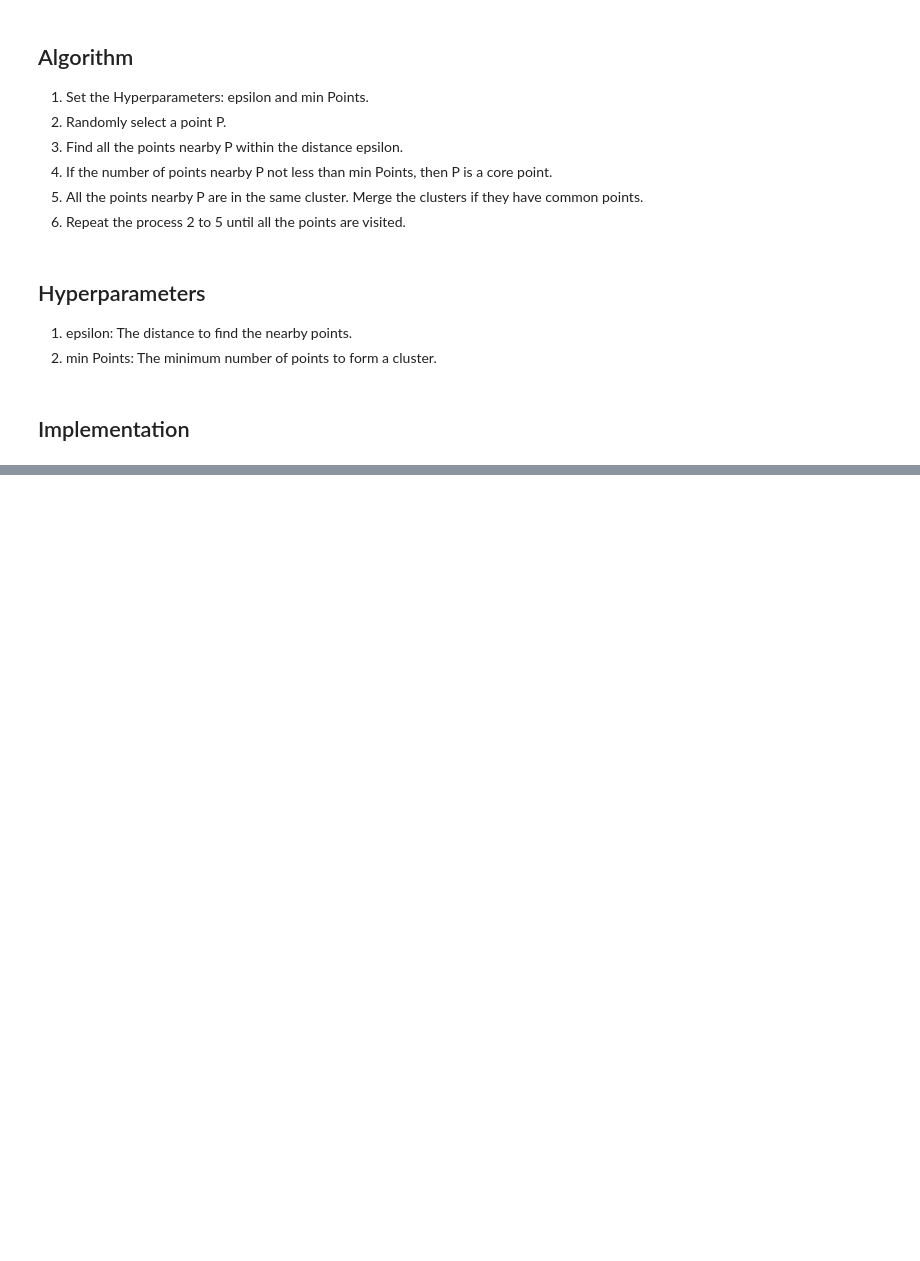
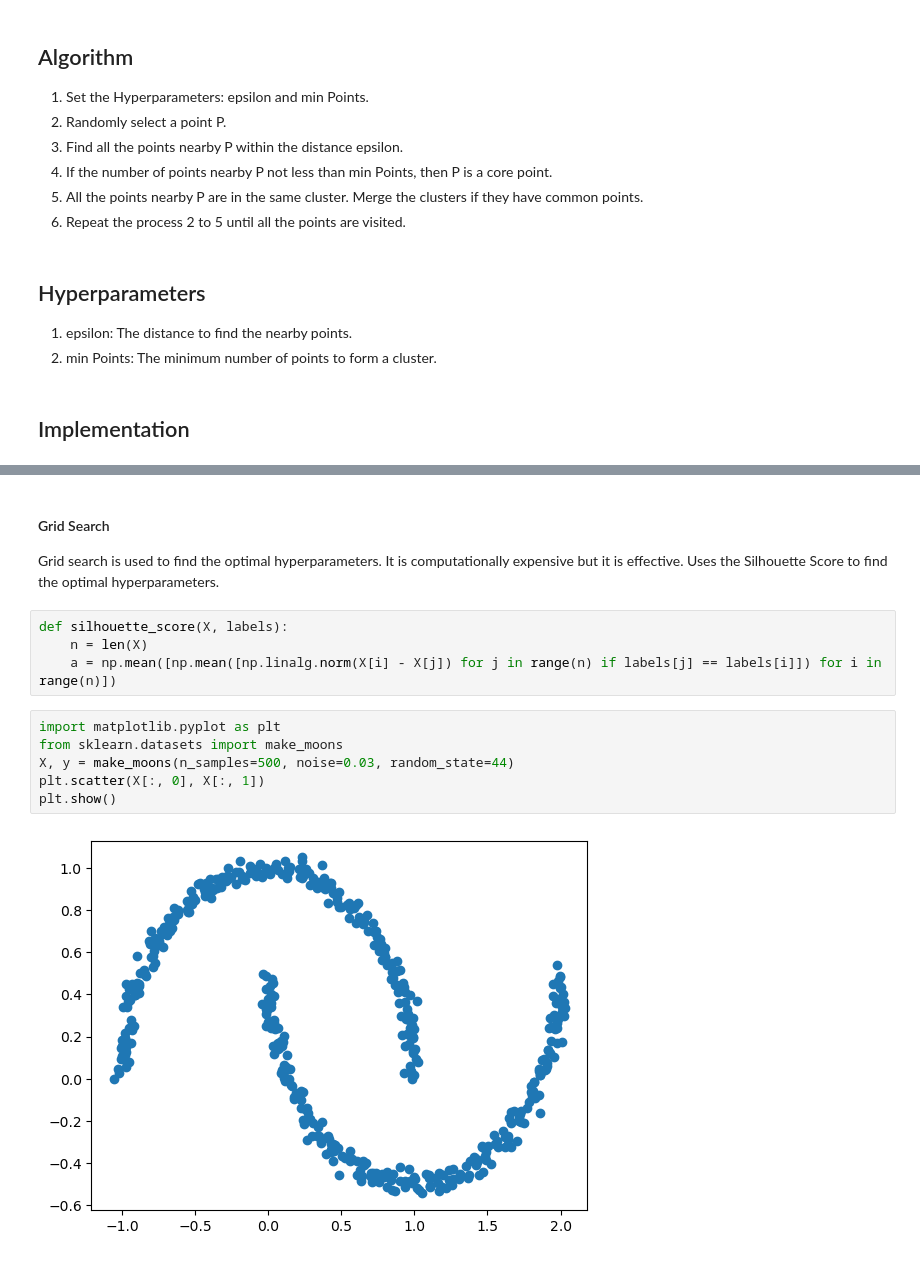
Before and after one commit to nabi744/Magnum, a Jupyter notebook: DBSCAN.ipynb, the cells around one changed output, grey strips where cells are left out. Drawn from its saved outputs; the diff is of its cells as text; blank space fills up the shorter version.

```diff
--- a/DBSCAN.ipynb
+++ b/DBSCAN.ipynb
@@ -65,0 +94,15 @@ class DBSCAN:
+# %% [markdown]
+#### Grid Search
+Grid search is used to find the optimal hyperparameters. It is computationally expensive but it is effective. Uses the Silhouette Score to find the optimal hyperparameters.
+# %%
+def silhouette_score(X, labels):
+    n = len(X)
+    a = np.mean([np.mean([np.linalg.norm(X[i] - X[j]) for j in range(n) if labels[j] == labels[i]]) for i in range(n)])
+# %%
+import matplotlib.pyplot as plt
+from sklearn.datasets import make_moons
+X, y = make_moons(n_samples=500, noise=0.03, random_state=44)
+plt.scatter(X[:, 0], X[:, 1])
+plt.show()
+# %% [output]
+[figure, added]
```
Also changed, not shown: parts of 5 cells of this notebook, 2 other files.
